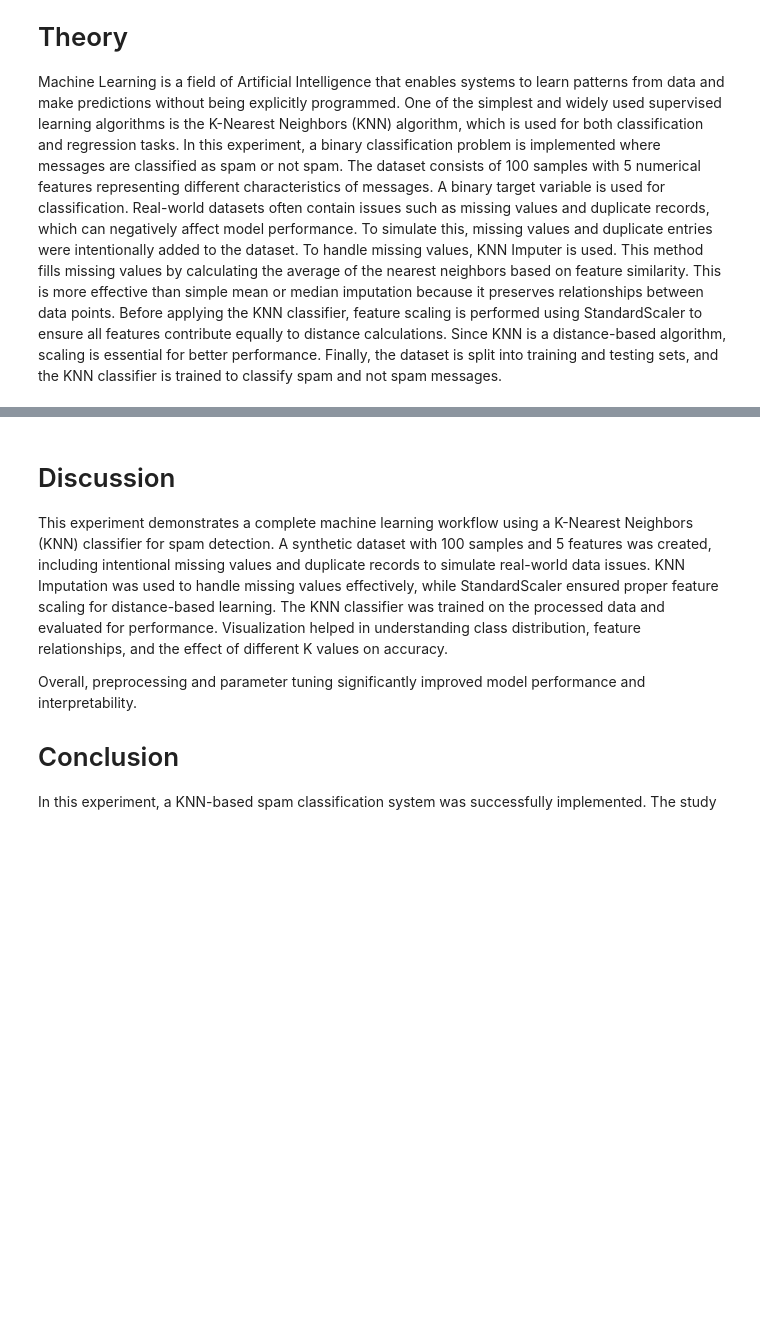
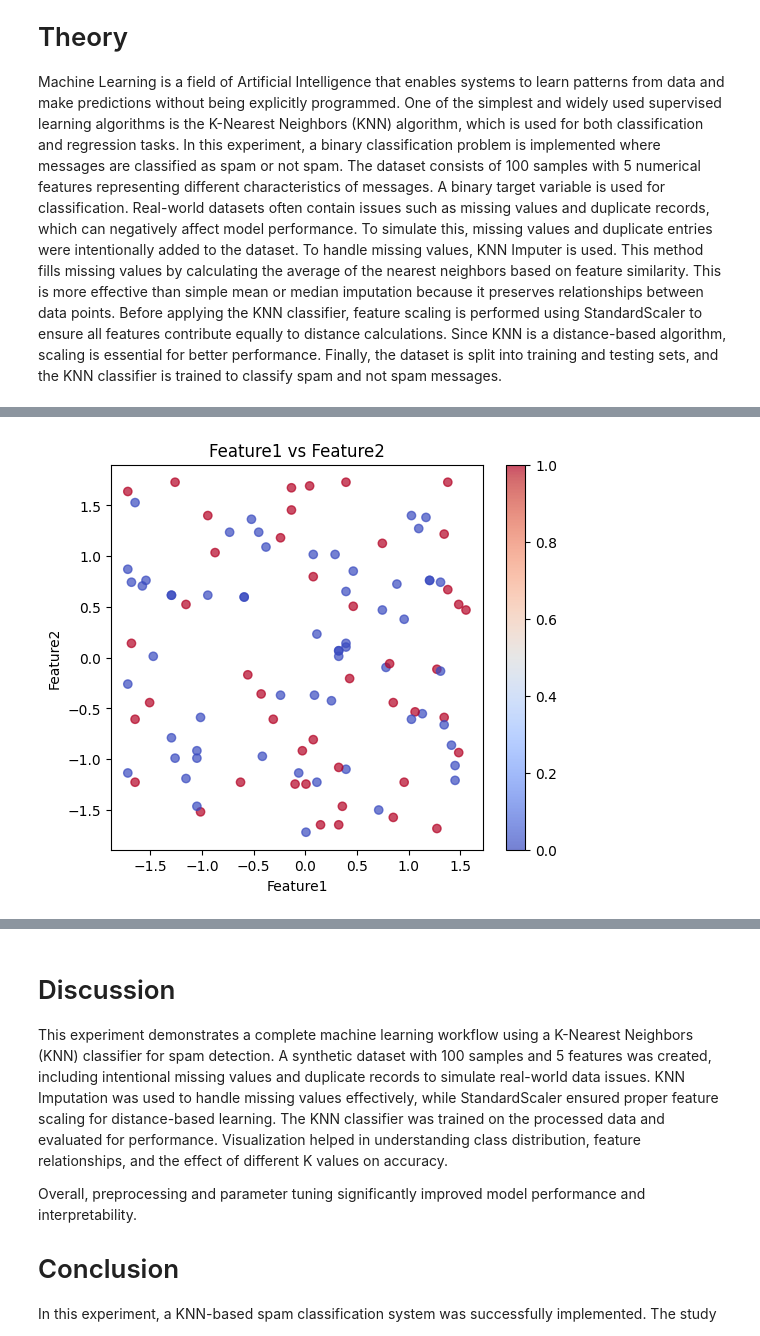
Before and after one commit to sovanashresthaa/KNN-ML, a Jupyter notebook: 079.ipynb, the cells around one changed output, grey strips where cells are left out. Saved outputs shown, nothing was run; the diff lists cells and outputs as text; code cells hidden in the pictures; blank space fills up the shorter version.

```diff
--- a/079.ipynb
+++ b/079.ipynb
@@ -87,0 +84,13 @@ plt.show()
+# %%
+#Handle Missing Values Using KNN Imputer
+
+features = data.drop("class", axis=1)
+
+imputer = KNNImputer(n_neighbors=3)
+
+features = pd.DataFrame(
+    imputer.fit_transform(features),
+    columns=features.columns
+)
+
+features.head()
@@ -87,0 +104,11 @@ plt.show()
+# %%
+#Feature scaling
+
+scaler = StandardScaler()
+
+X = scaler.fit_transform(features)
+
+y = data["class"]
+
+print("Features Shape:", X.shape)
+print("Target Shape:", y.shape)
@@ -87,0 +191,21 @@ plt.show()
+# %%
+#visualization 2 (Scatter Plot)
+plt.figure(figsize=(6,5))
+
+plt.scatter(
+    X[:,0],
+    X[:,1],
+    c=y,
+    cmap="coolwarm",
+    alpha=0.7
+)
+
+plt.title("Feature1 vs Feature2")
+plt.xlabel("Feature1")
+plt.ylabel("Feature2")
+
+plt.colorbar()
+
+plt.show()
+# %% [output]
+[figure, added]
```
Also changed, not shown: parts of 15 cells of this notebook.
